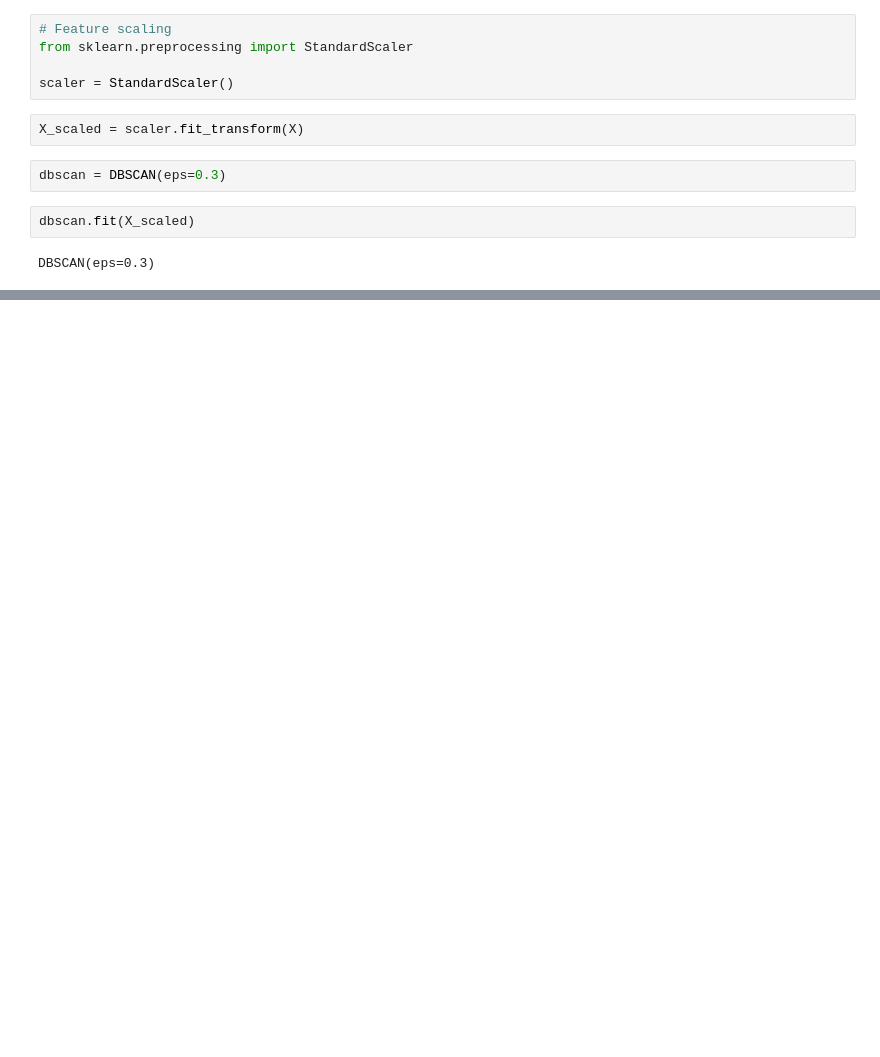
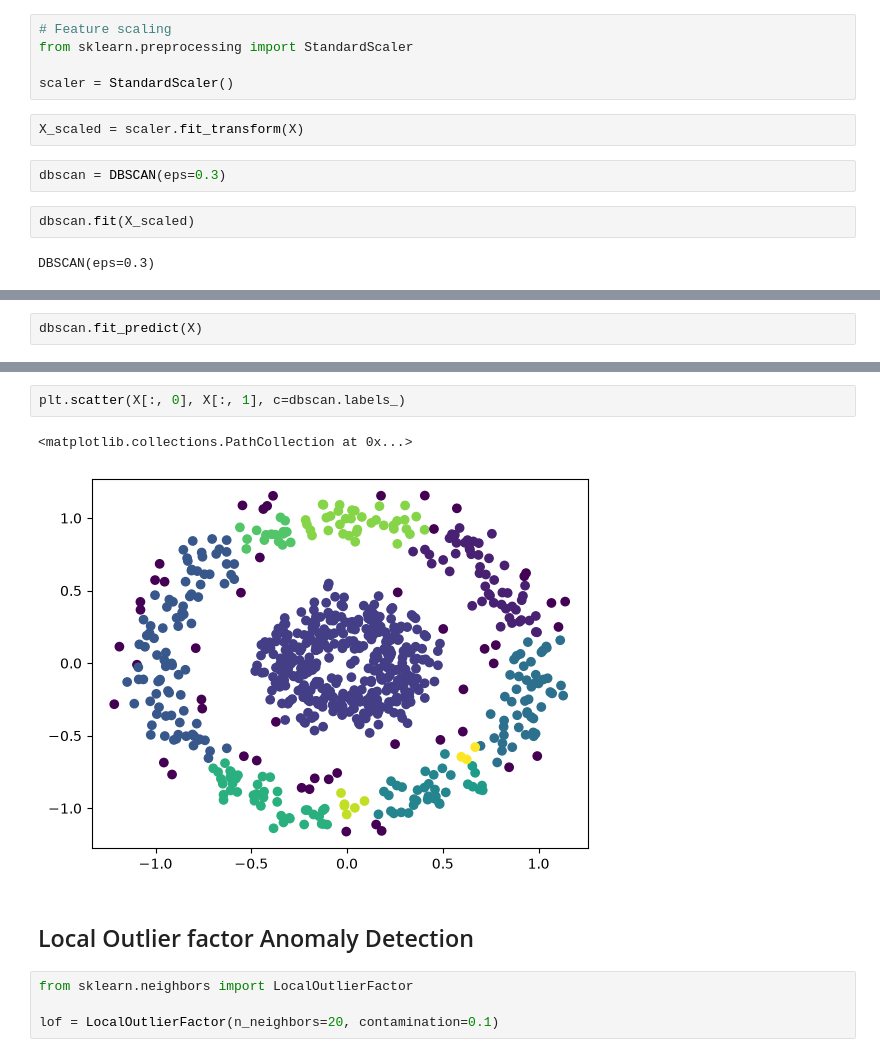
Before and after one commit to SVyeole08/Machine-Learning, a Jupyter notebook: Unsupervised Learning/DBSCAN_Clustering.ipynb, the cells around one changed output, grey strips where cells are left out. Saved outputs shown, nothing was run; the diff lists cells and outputs as text; blank space fills up the shorter version.

```diff
--- a/Unsupervised Learning/DBSCAN_Clustering.ipynb
+++ b/Unsupervised Learning/DBSCAN_Clustering.ipynb
@@ -53,0 +67,2 @@ plt.scatter(X_scaled[:, 0], X_scaled[:, 1], c=dbscan.labels_)
+# %%
+dbscan.fit_predict(X)
@@ -53,0 +107,11 @@ plt.scatter(X_scaled[:, 0], X_scaled[:, 1], c=dbscan.labels_)
+# %%
+plt.scatter(X[:, 0], X[:, 1], c=dbscan.labels_)
+# %% [output]
+<matplotlib.collections.PathCollection at 0x...>
+[figure, added]
+# %% [markdown]
+## Local Outlier factor Anomaly Detection
+# %%
+from sklearn.neighbors import LocalOutlierFactor
+
+lof = LocalOutlierFactor(n_neighbors=20, contamination=0.1)
```
Also changed, not shown: parts of 13 cells of this notebook, 4 other files.
